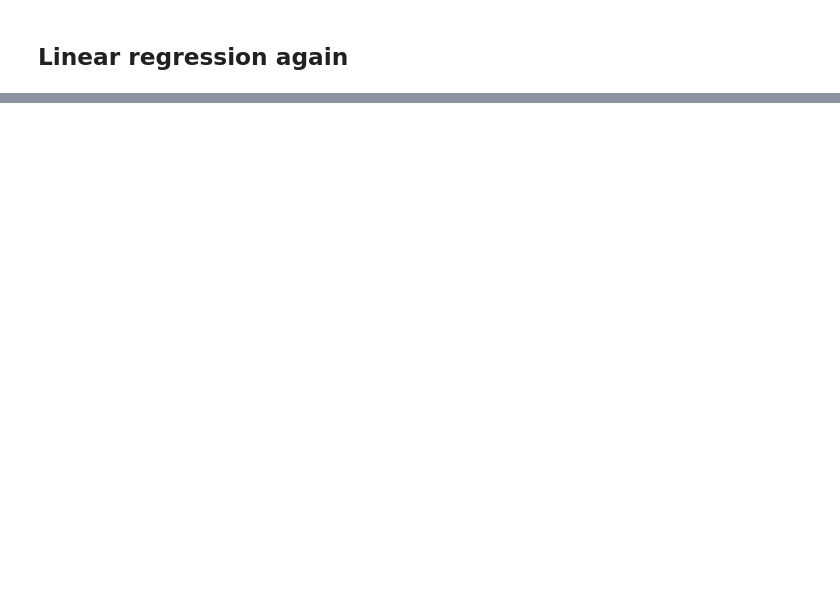
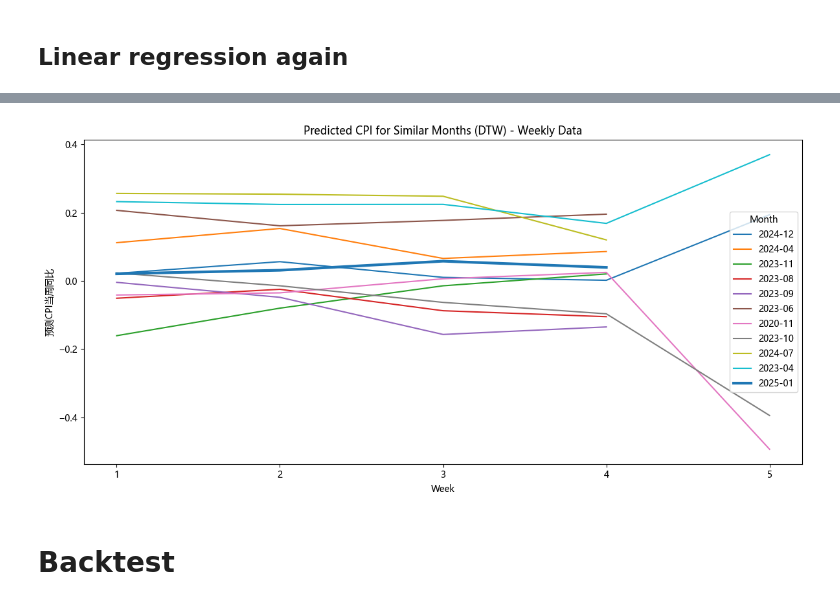
Before and after one commit to Allwings1/qps_group5, a Jupyter notebook: Fitting high frequency data_PMI.ipynb, the cells around one changed output, grey strips where cells are left out. Saved outputs shown, nothing was run; the diff lists cells and outputs as text; code cells hidden in the pictures; blank space fills up the shorter version.

```diff
--- a/Fitting high frequency data_PMI.ipynb
+++ b/Fitting high frequency data_PMI.ipynb
@@ -811,0 +1448,38 @@ plt.show()
+# %%
+similar_dates = dtw_df.sort_values(by='预测CPI当周同比', ascending=True).head(10).index
+similar_dates = similar_dates.append(pd.to_datetime(['2025-01-01']))
+
+# 提取出年月
+months = [(date.year, date.month) for date in similar_dates]
+
+# 设置绘图
+plt.figure(figsize=(12, 6))
+
+# 遍历每个相似的年月
+for year, month in months:
+    # 筛选出该年月的数据
+    month_data = df_pred[(df_pred['日期'].dt.year == year) & (df_pred['日期'].dt.month == month)]
+
+    # 计算该月份的周次（1, 2, 3, 4, 5）
+    month_data['Week'] = [i for i in range(1, len(month_data) + 1)]
+
+    # 判断是否是2025年1月，并加粗
+    if year == 2025 and month == 1:
+        plt.plot(month_data['Week'], month_data['预测CPI当周同比'], label=f"{year}-{month:02d}", linewidth=3)  # 加粗线条
+    else:
+        plt.plot(month_data['Week'], month_data['预测CPI当周同比'], label=f"{year}-{month:02d}")
+
+# 设置标题、标签和图例
+plt.title('Predicted CPI for Similar Months (DTW) - Weekly Data')
+plt.xlabel('Week')
+plt.ylabel('预测CPI当周同比')
+plt.legend(title="Month")
+plt.xticks(range(1, 6))  # 横轴显示 1, 2, 3, 4, 5
+plt.tight_layout()
+
+# 显示图表
+plt.show()
+# %% [output]
+[figure, added]
+# %% [markdown]
+# Backtest
```
Also changed, not shown: parts of 38 cells of this notebook.
